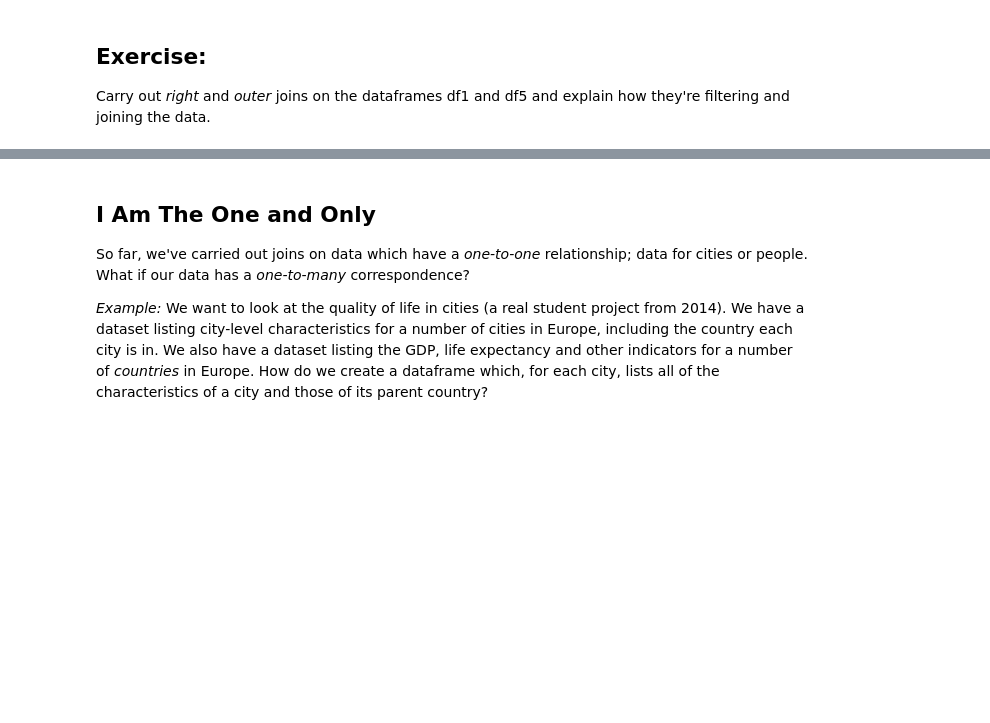
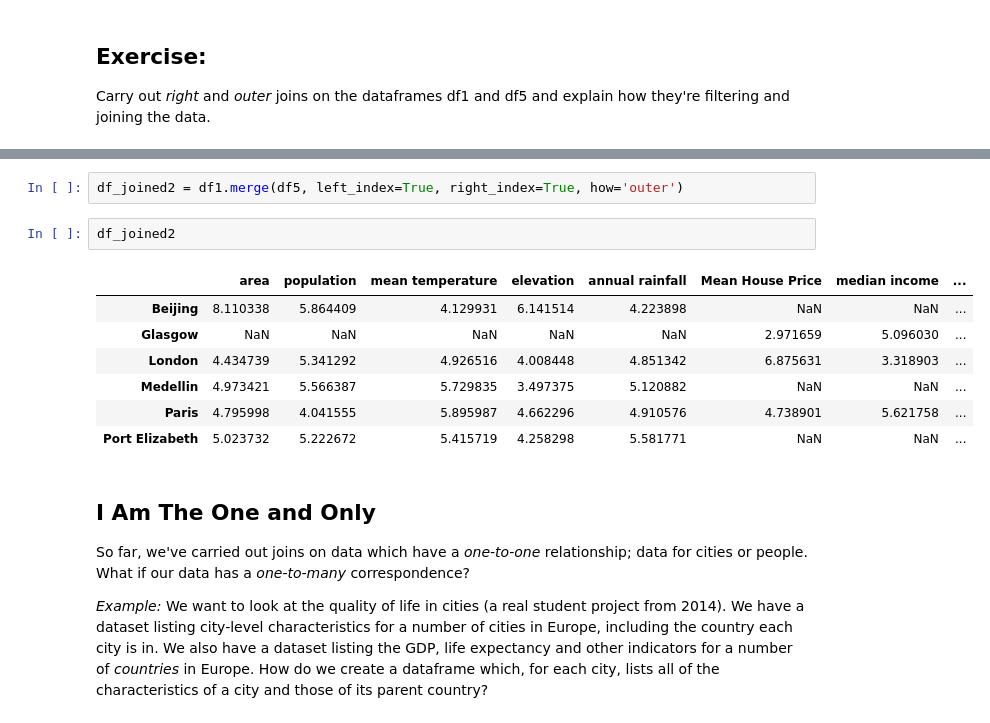
Before and after one commit to KimK06/QM2, a Jupyter notebook: notebooks/RW. Merging and Joining.ipynb, the cells around one changed output, grey strips where cells are left out. Cells and saved outputs as stored; diff of their text form; blank space fills up the shorter version.

```diff
--- a/notebooks/RW. Merging and Joining.ipynb
+++ b/notebooks/RW. Merging and Joining.ipynb
@@ -387,3 +384,15 @@ The data for the how='right' optional argument incorporates all data points of d
+# %%
+df_joined2 = df1.merge(df5, left_index=True, right_index=True, how='outer')
+# %%
+df_joined2
+# %% [output]
+|  | area | population | mean temperature | elevation | annual rainfall | Mean House Price | median income | ... |
+| Beijing | 8.110338 | 5.864409 | 4.129931 | 6.141514 | 4.223898 | NaN | NaN | ... |
+| Glasgow | NaN | NaN | NaN | NaN | NaN | 2.971659 | 5.096030 | ... |
+| London | 4.434739 | 5.341292 | 4.926516 | 4.008448 | 4.851342 | 6.875631 | 3.318903 | ... |
+| Medellin | 4.973421 | 5.566387 | 5.729835 | 3.497375 | 5.120882 | NaN | NaN | ... |
+| Paris | 4.795998 | 4.041555 | 5.895987 | 4.662296 | 4.910576 | 4.738901 | 5.621758 | ... |
+| Port Elizabeth | 5.023732 | 5.222672 | 5.415719 | 4.258298 | 5.581771 | NaN | NaN | ... |
 # %% [markdown]
 ## I Am The One and Only
 
```
Also changed, not shown: parts of 31 cells of this notebook.
